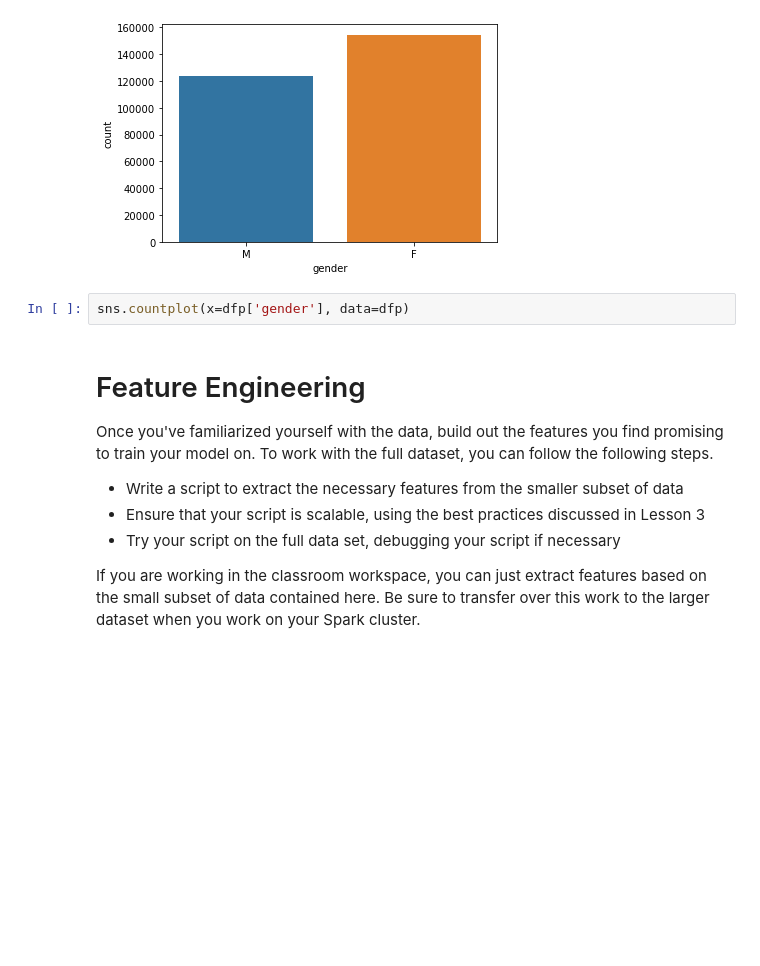
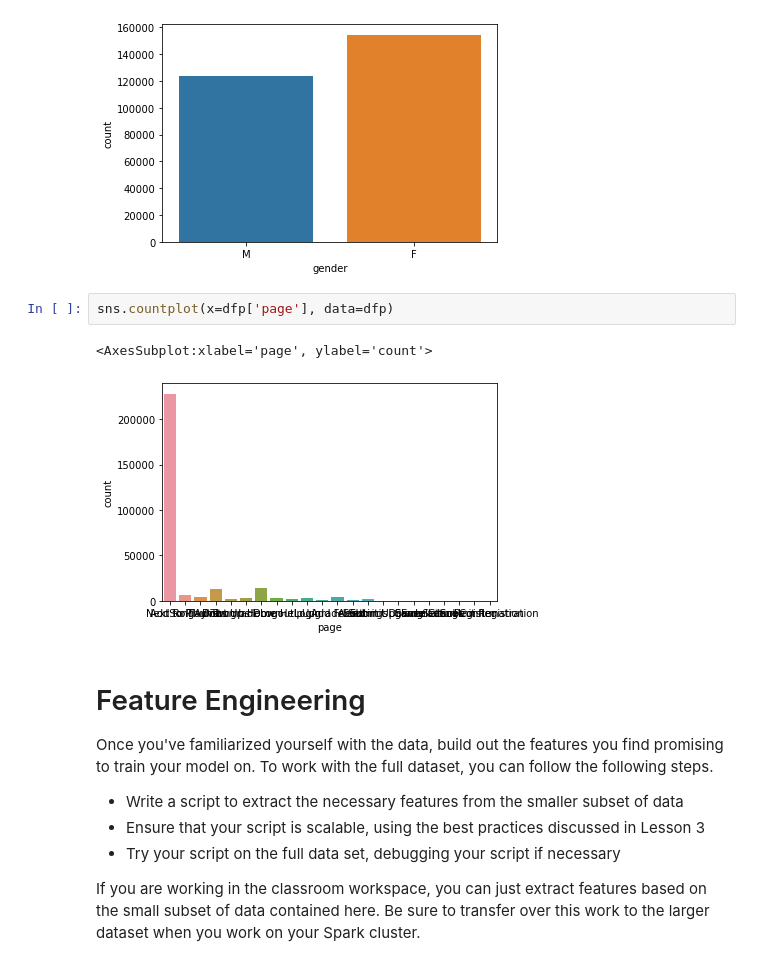
Before and after one commit to rabadzhiyski/projectSpark, a Jupyter notebook: Sparkify.ipynb, the cells around one changed output. Drawn from its saved outputs; the diff is of its cells as text; blank space fills up the shorter version.

```diff
--- a/Sparkify.ipynb
+++ b/Sparkify.ipynb
@@ -233,7 +233,10 @@ sns.countplot(x=dfp['gender'], data=dfp)
 <AxesSubplot:xlabel='gender', ylabel='count'>
 [figure]
 # %%
-sns.countplot(x=dfp['gender'], data=dfp)
+sns.countplot(x=dfp['page'], data=dfp)
+# %% [output]
+<AxesSubplot:xlabel='page', ylabel='count'>
+[figure, added]
 # %% [markdown]
 # Feature Engineering
 Once you've familiarized yourself with the data, build out the features you find promising to train your model on. To work with the full dataset, you can follow the following steps.
```
